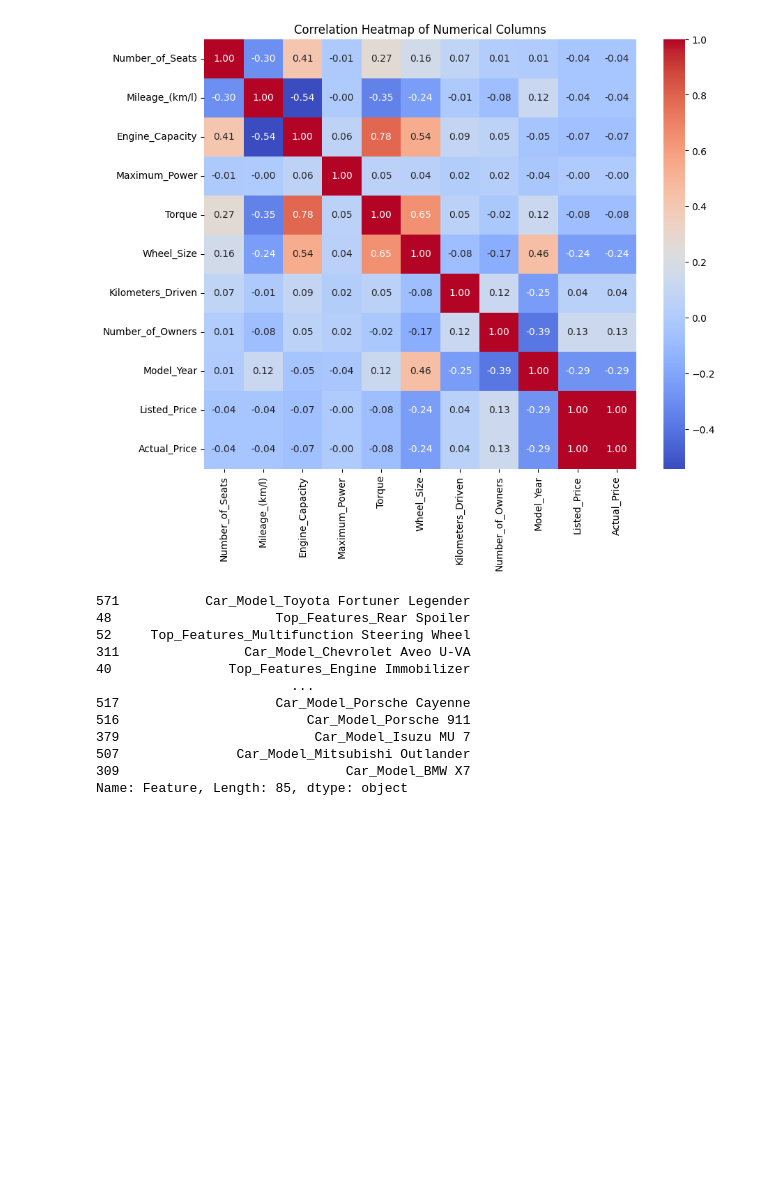
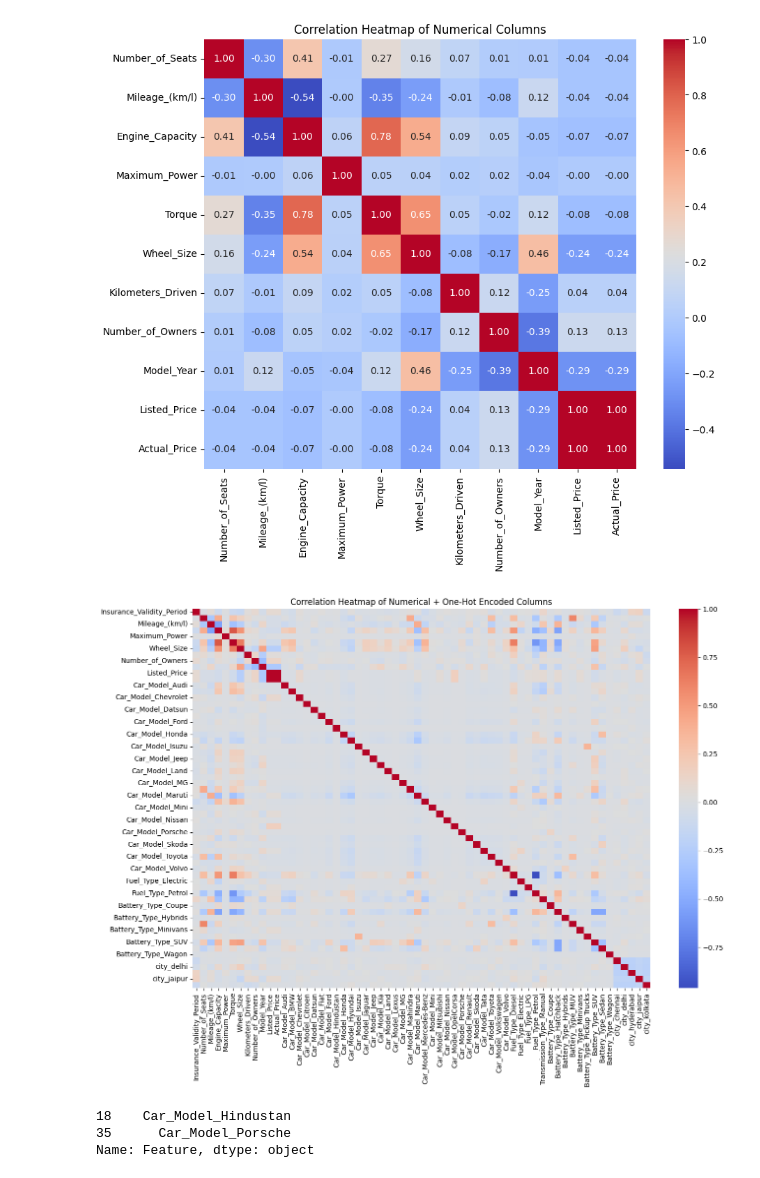
Before and after one commit to Nagasuruthi-R/car_dheko_machine_learning, a Jupyter notebook: project/encoding_entire_cleaned_dataset.ipynb, the cells around one changed output. Saved outputs shown, nothing was run; the diff lists cells and outputs as text; code cells hidden in the pictures; blank space fills up the shorter version.

```diff
--- a/project/encoding_entire_cleaned_dataset.ipynb
+++ b/project/encoding_entire_cleaned_dataset.ipynb
@@ -12,6 +12,9 @@ import matplotlib.pyplot as plt
 from scipy import stats
 # %%
 df = pd.read_excel("../preprocessed_cars/new_cleaned_entire_dataset.xlsx")
+# %%
+df['Car_Model'] = df['Car_Model'].str.split().str[0]
+df = df.drop(['Top_Features', 'Comfort_and_Convenience', 'Interior_Features', 'Exterior_Features', 'Safety_Features', 'Entertainment_and_Communication'], axis = 1)
 # %%
 def encoding_datas(df):
     le = LabelEncoder()
@@ -61,7 +66,7 @@ def one_hot_encode_list_columns(df):
 
     return df
 # %%
-df = one_hot_encode_list_columns(df)
+# df = one_hot_encode_list_columns(df)
 # %%
 df = encoding_datas(df)
 # %%
@@ -115,14 +120,16 @@ plt.show()
 # %% [output]
 [figure]
 # %%
-# # Calculate correlation matrix
-# corr_combined = df.corr()
+# Calculate correlation matrix
+corr_combined = df.corr()
 
-# # Plot heatmap
-# plt.figure(figsize=(15, 10))
-# sns.heatmap(corr_combined, annot=False, cmap='coolwarm', fmt='.2f')
-# plt.title('Correlation Heatmap of Numerical + One-Hot Encoded Columns')
-# plt.show()
+# Plot heatmap
+plt.figure(figsize=(15, 10))
+sns.heatmap(corr_combined, annot=False, cmap='coolwarm', fmt='.2f')
+plt.title('Correlation Heatmap of Numerical + One-Hot Encoded Columns')
+plt.show()
+# %% [output]
+[figure, added]
 # %%
 from sklearn.ensemble import RandomForestRegressor
 
@@ -147,18 +154,9 @@ zero_importance_features = feature_importances[feature_importances['Importance']
 # %%
 zero_importance_features
 # %% [output]
-571           Car_Model_Toyota Fortuner Legender
-48                     Top_Features_Rear Spoiler
-52     Top_Features_Multifunction Steering Wheel
-311                Car_Model_Chevrolet Aveo U-VA
-40               Top_Features_Engine Immobilizer
-                         ...
-517                    Car_Model_Porsche Cayenne
-516                        Car_Model_Porsche 911
-379                         Car_Model_Isuzu MU 7
-507               Car_Model_Mitsubishi Outlander
-309                             Car_Model_BMW X7
-Name: Feature, Length: 85, dtype: object
+18    Car_Model_Hindustan
+35      Car_Model_Porsche
+Name: Feature, dtype: object
 # %%
 df_reduced = df.drop(columns=zero_importance_features)
 # %%
```
Also changed, not shown: parts of 48 cells of this notebook, 6 other files.
